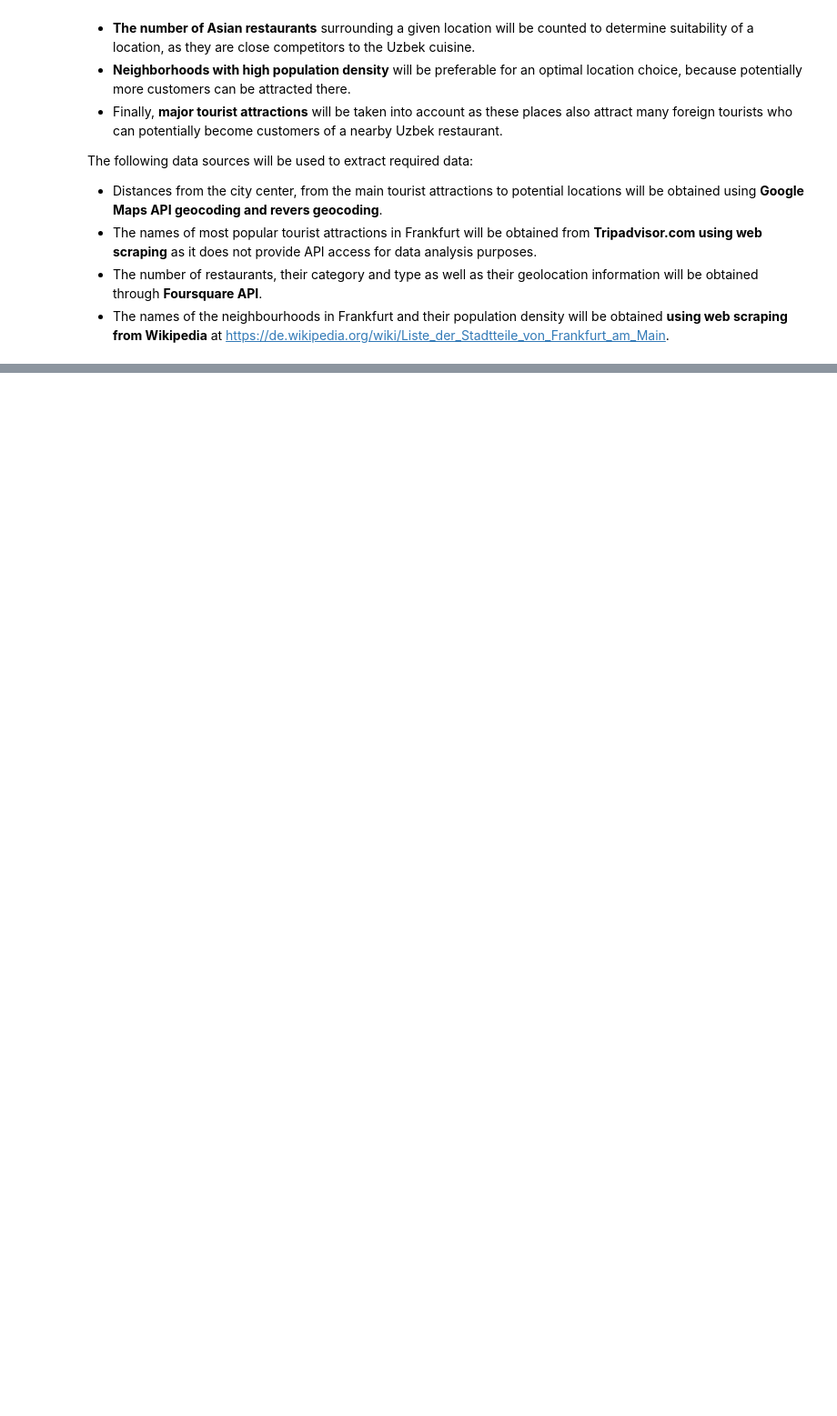
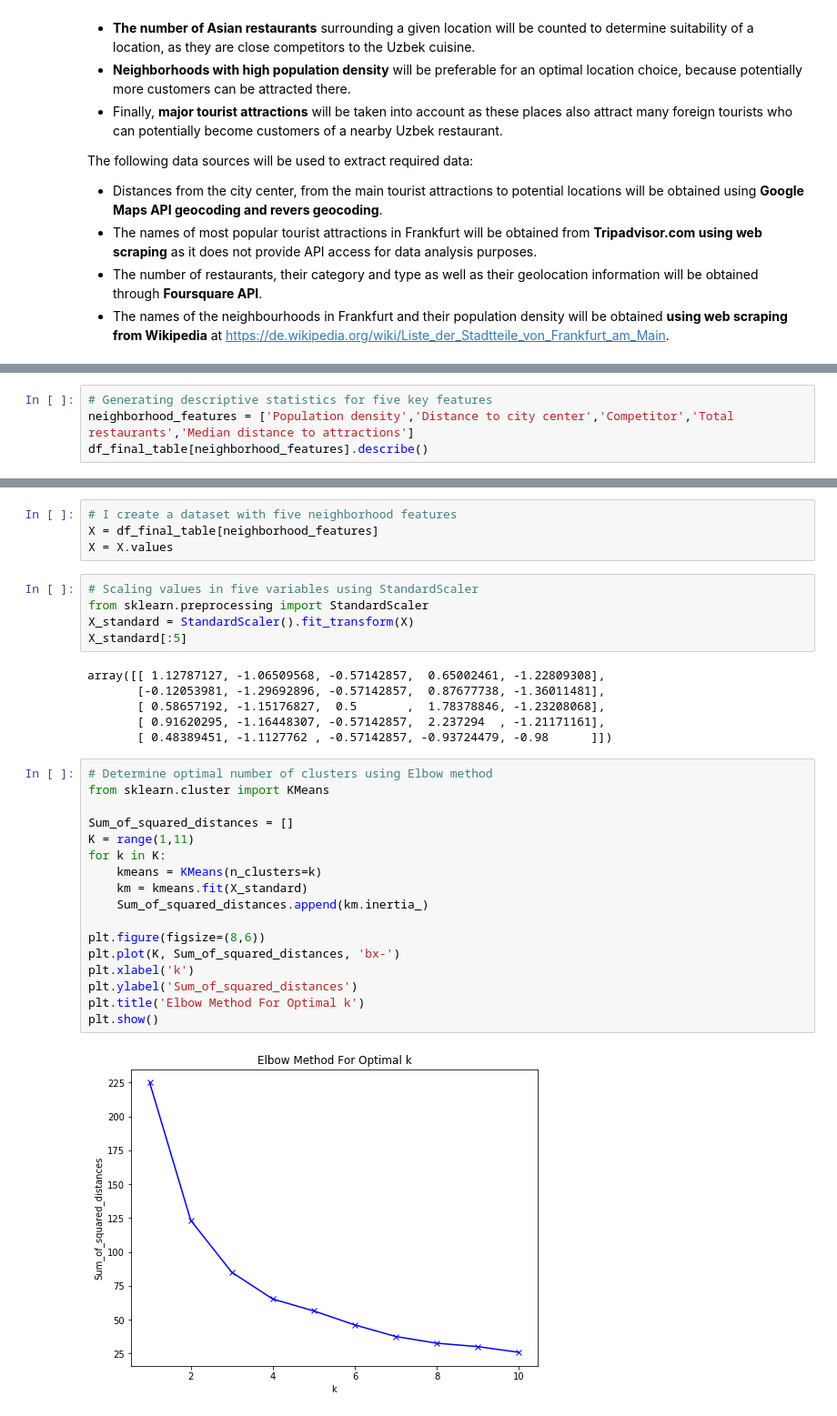
Before and after one commit to bekzodm12/github-projects, a Jupyter notebook: Capstone-project.ipynb, the cells around one changed output, grey strips where cells are left out. Shown at 91% size. Drawn from its saved outputs; the diff is of its cells as text; blank space fills up the shorter version.

```diff
--- a/Capstone-project.ipynb
+++ b/Capstone-project.ipynb
@@ -37,0 +830,4 @@ The following data sources will be used to extract required data:
+# %%
+# Generating descriptive statistics for five key features
+neighborhood_features = ['Population density','Distance to city center','Competitor','Total restaurants','Median distance to attractions']
+df_final_table[neighborhood_features].describe()
@@ -37,0 +964,34 @@ The following data sources will be used to extract required data:
+# %%
+# I create a dataset with five neighborhood features
+X = df_final_table[neighborhood_features]
+X = X.values
+# %%
+# Scaling values in five variables using StandardScaler
+from sklearn.preprocessing import StandardScaler
+X_standard = StandardScaler().fit_transform(X)
+X_standard[:5]
+# %% [output]
+array([[ 1.12787127, -1.06509568, -0.57142857,  0.65002461, -1.22809308],
+       [-0.12053981, -1.29692896, -0.57142857,  0.87677738, -1.36011481],
+       [ 0.58657192, -1.15176827,  0.5       ,  1.78378846, -1.23208068],
+       [ 0.91620295, -1.16448307, -0.57142857,  2.237294  , -1.21171161],
+       [ 0.48389451, -1.1127762 , -0.57142857, -0.93724479, -0.98      ]])
+# %%
+# Determine optimal number of clusters using Elbow method
+from sklearn.cluster import KMeans
+
+Sum_of_squared_distances = []
+K = range(1,11)
+for k in K:
+    kmeans = KMeans(n_clusters=k)
+    km = kmeans.fit(X_standard)
+    Sum_of_squared_distances.append(km.inertia_)
+
+plt.figure(figsize=(8,6))
+plt.plot(K, Sum_of_squared_distances, 'bx-')
+plt.xlabel('k')
+plt.ylabel('Sum_of_squared_distances')
+plt.title('Elbow Method For Optimal k')
+plt.show()
+# %% [output]
+[figure, added]
```
Also changed, not shown: parts of 75 cells of this notebook.
